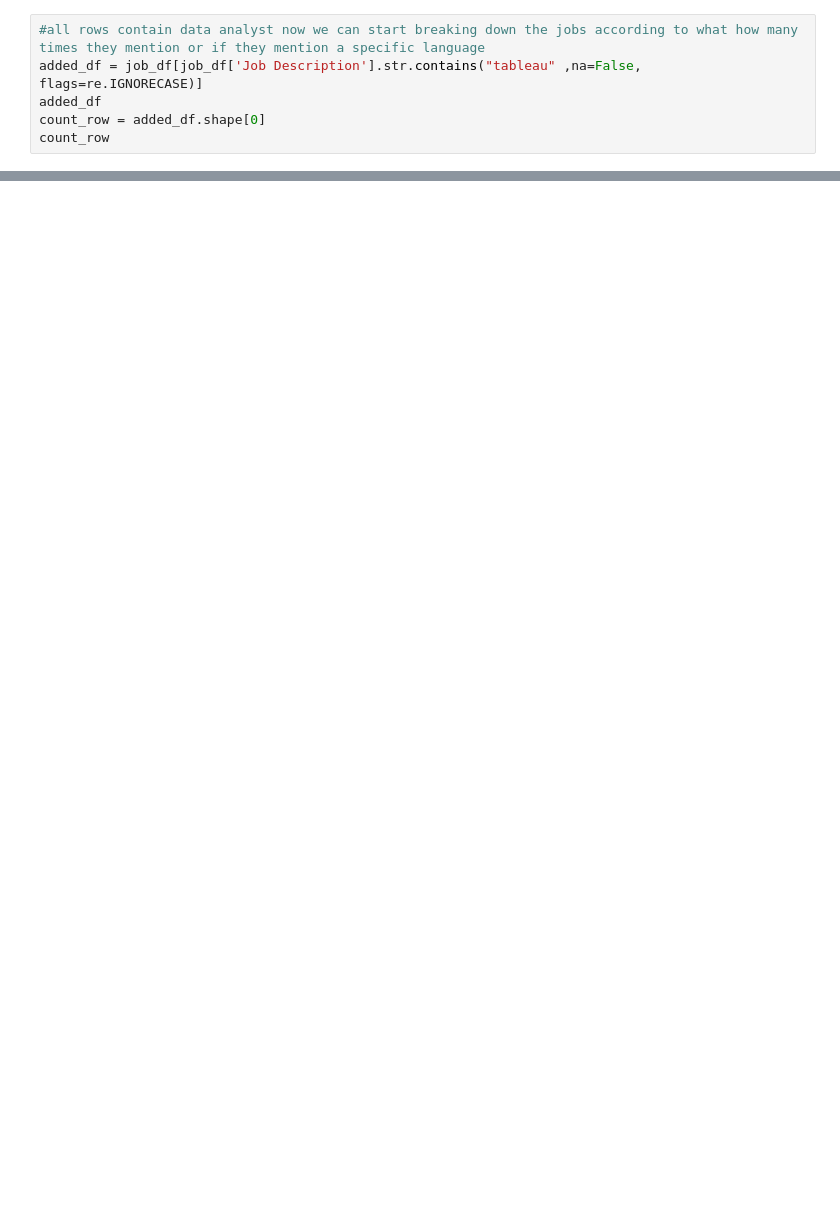
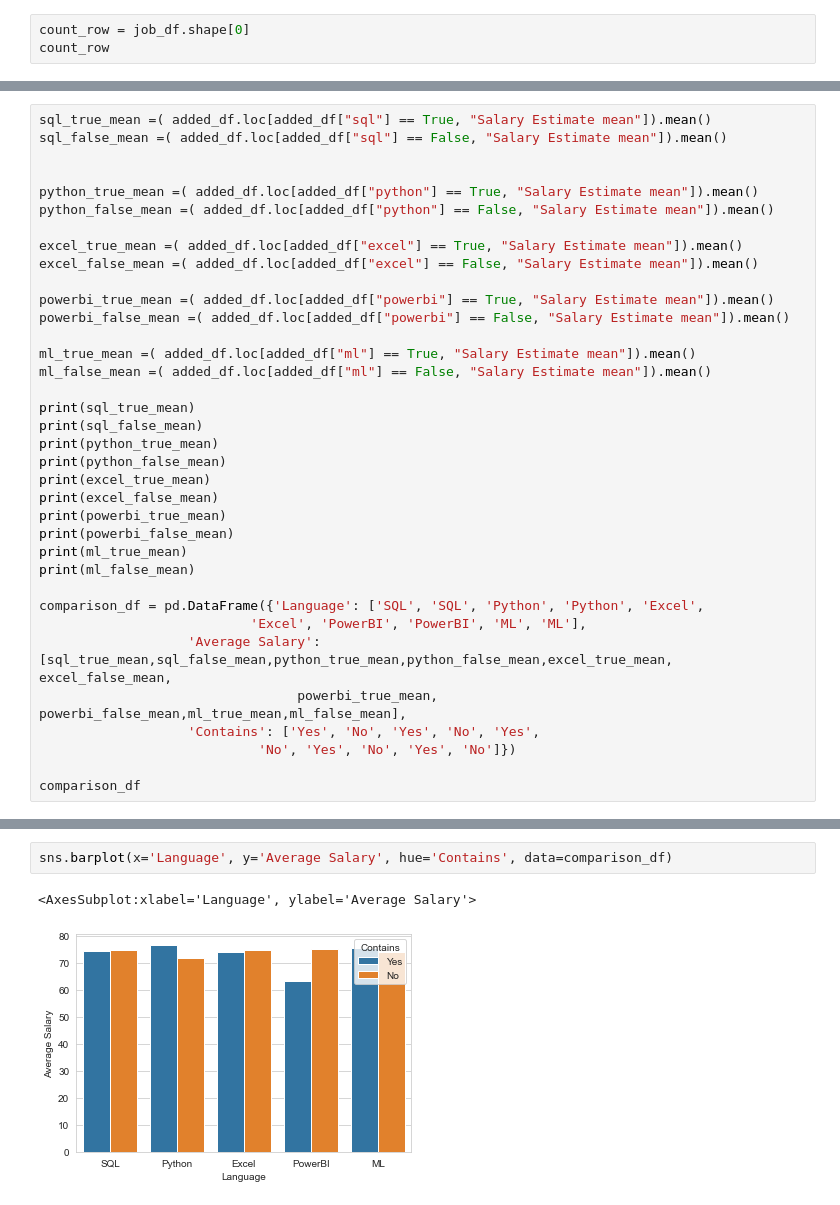
Before and after one commit to kieranmcaleer/AnalystJobsPython, a Jupyter notebook: Analysis.ipynb, the cells around one changed output, grey strips where cells are left out. Saved outputs shown, nothing was run; the diff lists cells and outputs as text; blank space fills up the shorter version.

Commit message:
created a chart to compare if there is the language and not and the salaries

```diff
--- a/Analysis.ipynb
+++ b/Analysis.ipynb
@@ -58,7 +13,4 @@ job_df
 # %%
-#all rows contain data analyst now we can start breaking down the jobs according to what how many times they mention or if they mention a specific language
-added_df = job_df[job_df['Job Description'].str.contains("tableau" ,na=False, flags=re.IGNORECASE)]
-added_df
-count_row = added_df.shape[0]
+count_row = job_df.shape[0]
 count_row
 # %% [output]
@@ -172,0 +122,36 @@ added_df
+# %%
+sql_true_mean =( added_df.loc[added_df["sql"] == True, "Salary Estimate mean"]).mean()
+sql_false_mean =( added_df.loc[added_df["sql"] == False, "Salary Estimate mean"]).mean()
+
+
+python_true_mean =( added_df.loc[added_df["python"] == True, "Salary Estimate mean"]).mean()
+python_false_mean =( added_df.loc[added_df["python"] == False, "Salary Estimate mean"]).mean()
+
+excel_true_mean =( added_df.loc[added_df["excel"] == True, "Salary Estimate mean"]).mean()
+excel_false_mean =( added_df.loc[added_df["excel"] == False, "Salary Estimate mean"]).mean()
+
+powerbi_true_mean =( added_df.loc[added_df["powerbi"] == True, "Salary Estimate mean"]).mean()
+powerbi_false_mean =( added_df.loc[added_df["powerbi"] == False, "Salary Estimate mean"]).mean()
+
+ml_true_mean =( added_df.loc[added_df["ml"] == True, "Salary Estimate mean"]).mean()
+ml_false_mean =( added_df.loc[added_df["ml"] == False, "Salary Estimate mean"]).mean()
+
+print(sql_true_mean)
+print(sql_false_mean)
+print(python_true_mean)
+print(python_false_mean)
+print(excel_true_mean)
+print(excel_false_mean)
+print(powerbi_true_mean)
+print(powerbi_false_mean)
+print(ml_true_mean)
+print(ml_false_mean)
+
+comparison_df = pd.DataFrame({'Language': ['SQL', 'SQL', 'Python', 'Python', 'Excel',
+                           'Excel', 'PowerBI', 'PowerBI', 'ML', 'ML'],
+                   'Average Salary': [sql_true_mean,sql_false_mean,python_true_mean,python_false_mean,excel_true_mean, excel_false_mean,
+                                 powerbi_true_mean, powerbi_false_mean,ml_true_mean,ml_false_mean],
+                   'Contains': ['Yes', 'No', 'Yes', 'No', 'Yes',
+                            'No', 'Yes', 'No', 'Yes', 'No']})
+
+comparison_df
@@ -172,0 +180,5 @@ added_df
+# %%
+sns.barplot(x='Language', y='Average Salary', hue='Contains', data=comparison_df)
+# %% [output]
+<AxesSubplot:xlabel='Language', ylabel='Average Salary'>
+[figure, added]
```
Also changed, not shown: parts of 13 cells of this notebook.
